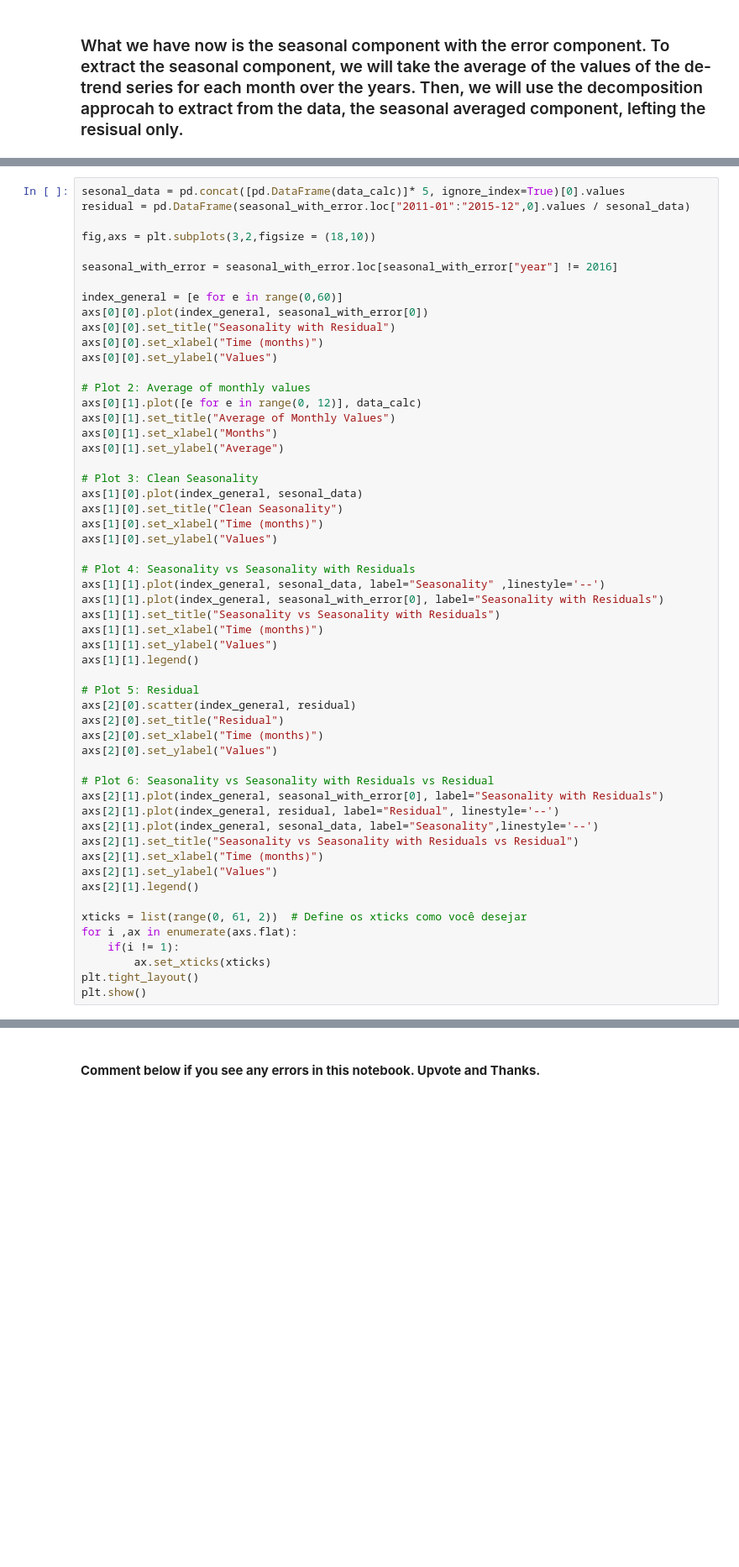
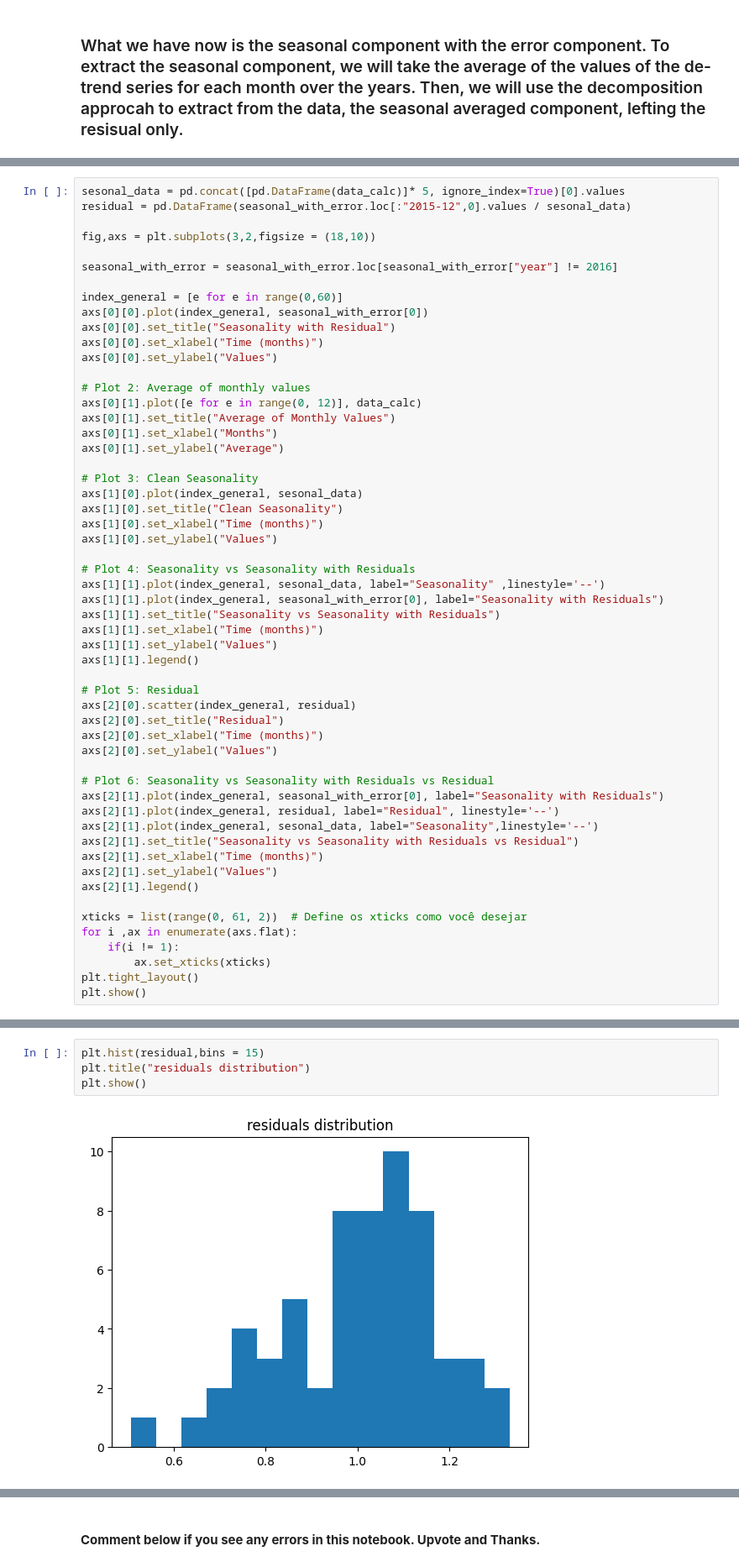
Before and after one commit to CaioMaxximus/Time_Series_Decomposition-bike_sales_america, a Jupyter notebook: time-series-decomposition-bike-sales-america.ipynb, the cells around one changed output, grey strips where cells are left out. Shown at 84% size. Drawn from its saved outputs; the diff is of its cells as text; blank space fills up the shorter version.

```diff
--- a/time-series-decomposition-bike-sales-america.ipynb
+++ b/time-series-decomposition-bike-sales-america.ipynb
@@ -250,6 +268,6 @@ Text(0.5, 1.0, 'sales during the years')
 # %%
 sesonal_data = pd.concat([pd.DataFrame(data_calc)]* 5, ignore_index=True)[0].values
-residual = pd.DataFrame(seasonal_with_error.loc["2011-01":"2015-12",0].values / sesonal_data)
+residual = pd.DataFrame(seasonal_with_error.loc[:"2015-12",0].values / sesonal_data)
 
 fig,axs = plt.subplots(3,2,figsize = (18,10))
 
@@ -306,0 +325,6 @@ plt.show()
+# %%
+plt.hist(residual,bins = 15)
+plt.title("residuals distribution")
+plt.show()
+# %% [output]
+[figure, added]
```
Also changed, not shown: parts of 10 cells of this notebook.
